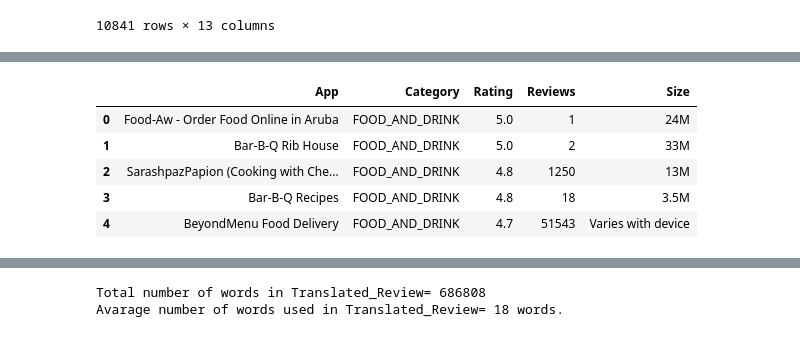
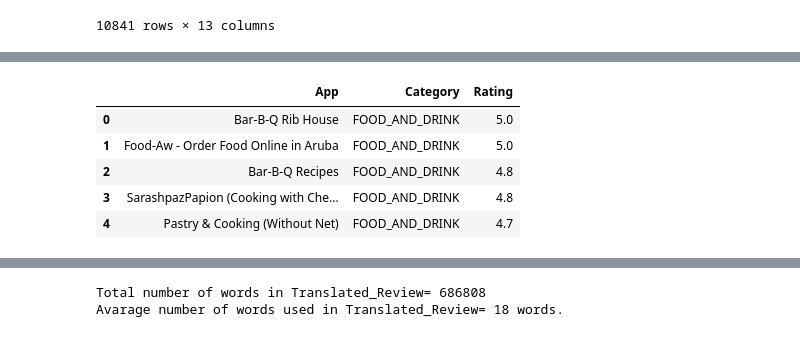
Before and after one commit to deepika-2411/Capstone-Project_Play_Store-Data-Analysis, a Jupyter notebook: Copy_of_Play_Store_App_Review_Analysis_Capstone_Project.ipynb, the cells around one changed output, grey strips where cells are left out. Cells and saved outputs as stored; diff of their text form; code cells hidden in the pictures.

```diff
--- a/Copy_of_Play_Store_App_Review_Analysis_Capstone_Project.ipynb
+++ b/Copy_of_Play_Store_App_Review_Analysis_Capstone_Project.ipynb
@@ -40,6 +43,9 @@ playapp_df
 # %%
 # drop the null value from Rating column
 playapp_df.dropna(axis=0, how='all', subset=['Rating'], inplace=True)
+playapp_df
+# drop the row because of invalid data
+playapp_df.drop([10472],axis=0,inplace=True)
 #sort value from Rating column
 sort_df=playapp_df.sort_values(["Rating"], ascending=False)
 sort_df
@@ -77,12 +85,12 @@ food_app_df
 109 rows × 13 columns
 # %%
 # Drop some column from Dataset and find best Food and Drink app based on Rating
-df_new_column=food_app_df.drop(['Installs', 'Type', 'Price', 'Content Rating', 'Genres', 'Last Updated', 'Current Ver', 'Android Ver'],axis=1).head().reset_index(drop=True)
+df_new_column=food_app_df.drop(['Installs', 'Type', 'Price', 'Content Rating', 'Genres', 'Last Updated','Reviews','Size', 'Current Ver', 'Android Ver'],axis=1).head().reset_index(drop=True)
 df_new_column
 # %% [output]
-|  | App | Category | Rating | Reviews | Size |
-| 0 | Food-Aw - Order Food Online in Aruba | FOOD_AND_DRINK | 5.0 | 1 | 24M |
-| 1 | Bar-B-Q Rib House | FOOD_AND_DRINK | 5.0 | 2 | 33M |
-| 2 | SarashpazPapion (Cooking with Che... | FOOD_AND_DRINK | 4.8 | 1250 | 13M |
-| 3 | Bar-B-Q Recipes | FOOD_AND_DRINK | 4.8 | 18 | 3.5M |
-| 4 | BeyondMenu Food Delivery | FOOD_AND_DRINK | 4.7 | 51543 | Varies with device |
+|  | App | Category | Rating |
+| 0 | Bar-B-Q Rib House | FOOD_AND_DRINK | 5.0 |
+| 1 | Food-Aw - Order Food Online in Aruba | FOOD_AND_DRINK | 5.0 |
+| 2 | Bar-B-Q Recipes | FOOD_AND_DRINK | 4.8 |
+| 3 | SarashpazPapion (Cooking with Che... | FOOD_AND_DRINK | 4.8 |
+| 4 | Pastry & Cooking (Without Net) | FOOD_AND_DRINK | 4.7 |
```
Also changed, not shown: parts of 29 cells of this notebook.
